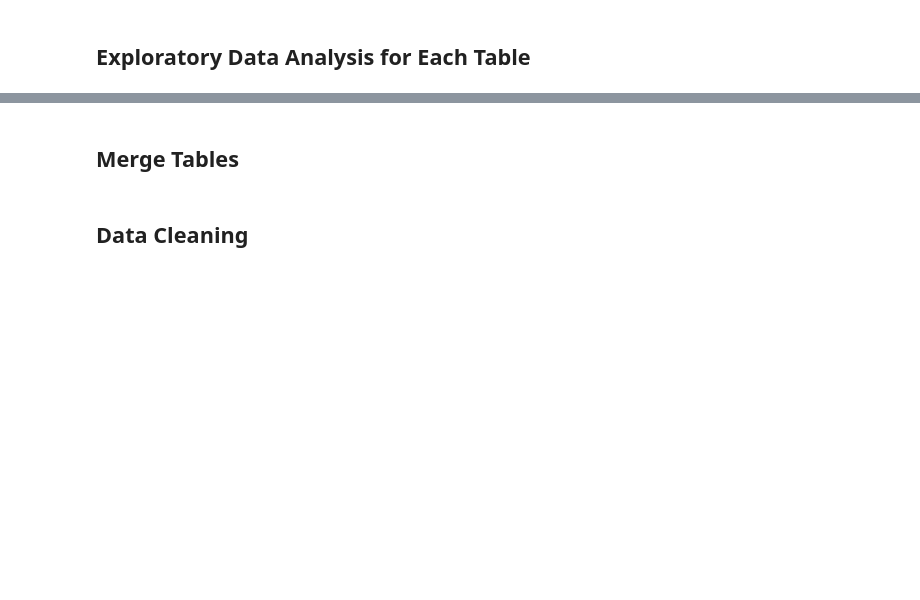
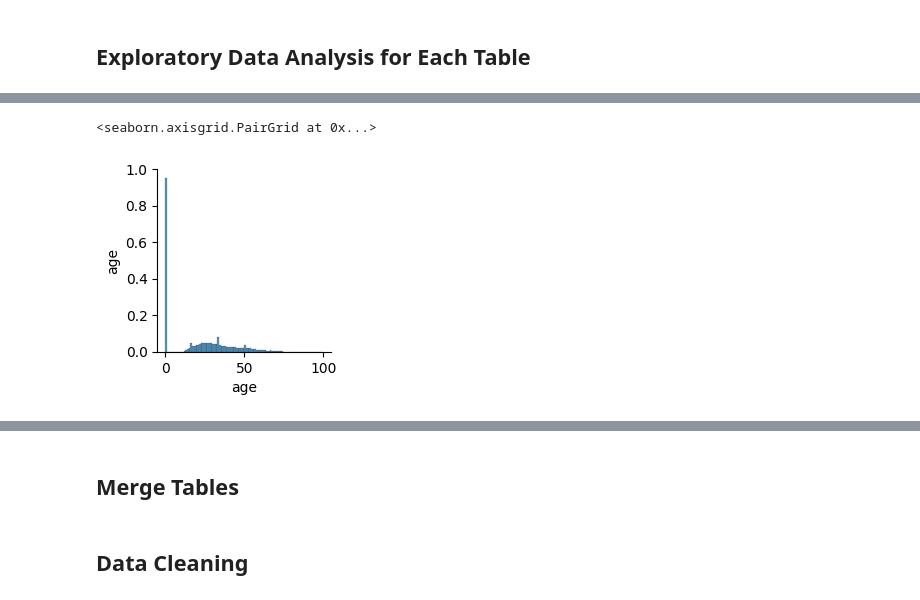
Before and after one commit to OliwiaLewandowska/book-oracle, a Jupyter notebook: book-oracle.ipynb, the cells around one changed output, grey strips where cells are left out. Saved outputs shown, nothing was run; the diff lists cells and outputs as text; code cells hidden in the pictures; blank space fills up the shorter version.

```diff
--- a/book-oracle.ipynb
+++ b/book-oracle.ipynb
@@ -51,0 +230,3 @@ RSEED = 42
+# %%
+# Mapping of city and country to fill missing values in country
+df['country'] = df['country'].fillna(df['city'].map(mapping_dict))
@@ -51,0 +238,2 @@ RSEED = 42
+# %%
+df = df.dropna(subset=['country'])
@@ -51,0 +242,3 @@ RSEED = 42
+# %%
+#Remove column state
+df = df.drop('state', axis=1)
@@ -51,0 +256,3 @@ RSEED = 42
+# %%
+# remove numbers from city names
+df['city'] = df['city'].replace('\d', '', regex=True)
@@ -53,0 +383,5 @@ RSEED = 42
+# %%
+sns.pairplot(df[['age', 'city', 'state', 'country']])
+# %% [output]
+<seaborn.axisgrid.PairGrid at 0x...>
+[figure, added]
```
Also changed, not shown: parts of 46 cells of this notebook, 7 other files.
